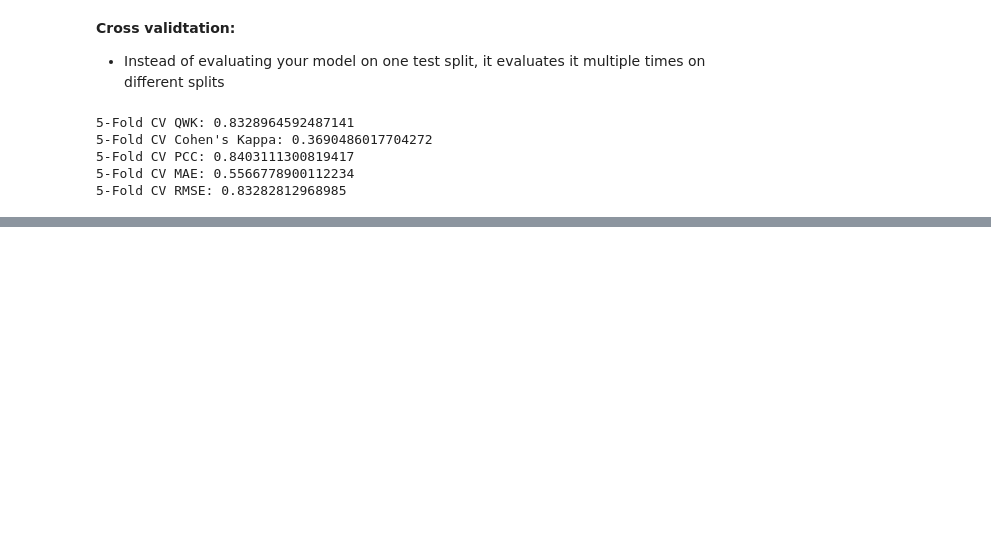
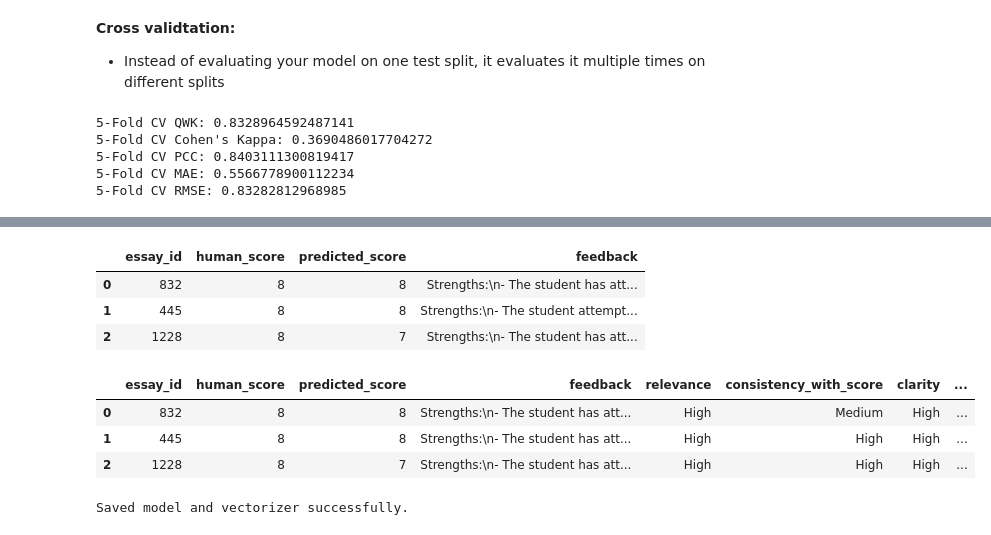
Before and after one commit to MalakSalehh/Thesis-datasets, a Jupyter notebook: ml2.ipynb, the cells around one changed output, grey strips where cells are left out. Drawn from its saved outputs; the diff is of its cells as text; code cells hidden in the pictures; blank space fills up the shorter version.

```diff
--- a/ml2.ipynb
+++ b/ml2.ipynb
@@ -331,0 +452,46 @@ print("5-Fold CV RMSE:", cv_rmse)
+# %%
+def get_essay_text(essay_id):
+    return set1.loc[set1["essay_id"] == essay_id, "essay_clean"].values[0]
+
+sample_results = results_df.head(3).copy()   # ONLY 3 for now
+
+feedbacks = []
+
+for _, row in sample_results.iterrows():
+    essay_text = get_essay_text(row["essay_id"])
+    predicted_score = row["predicted_score"]
+
+    fb = generate_groq_feedback(essay_text, predicted_score)
+    feedbacks.append(fb)
+
+sample_results["feedback"] = feedbacks
+
+sample_results[["essay_id", "human_score", "predicted_score", "feedback"]]
+# %% [output]
+|  | essay_id | human_score | predicted_score | feedback |
+| 0 | 832 | 8 | 8 | Strengths:\n- The student has att... |
+| 1 | 445 | 8 | 8 | Strengths:\n- The student attempt... |
+| 2 | 1228 | 8 | 7 | Strengths:\n- The student has att... |
+# %%
+feedback_eval_df = sample_results[["essay_id", "human_score", "predicted_score", "feedback"]].copy()
+
+feedback_eval_df["relevance"] = ["High", "High", "High"]
+feedback_eval_df["consistency_with_score"] = ["Medium", "High", "High"]
+feedback_eval_df["clarity"] = ["High", "High", "High"]
+feedback_eval_df["usefulness"] = ["Medium", "High", "Medium"]
+
+feedback_eval_df
+# %% [output]
+|  | essay_id | human_score | predicted_score | feedback | relevance | consistency_with_score | clarity | ... |
+| 0 | 832 | 8 | 8 | Strengths:\n- The student has att... | High | Medium | High | ... |
+| 1 | 445 | 8 | 8 | Strengths:\n- The student has att... | High | High | High | ... |
+| 2 | 1228 | 8 | 7 | Strengths:\n- The student has att... | High | High | High | ... |
+# %%
+import joblib
+
+joblib.dump(xgb_model, "xgb_model_set1.pkl")
+joblib.dump(tfidf, "tfidf_vectorizer_set1.pkl")
+
+print("Saved model and vectorizer successfully.")
+# %% [output]
+Saved model and vectorizer successfully.
```
Also changed, not shown: parts of 8 cells of this notebook.
